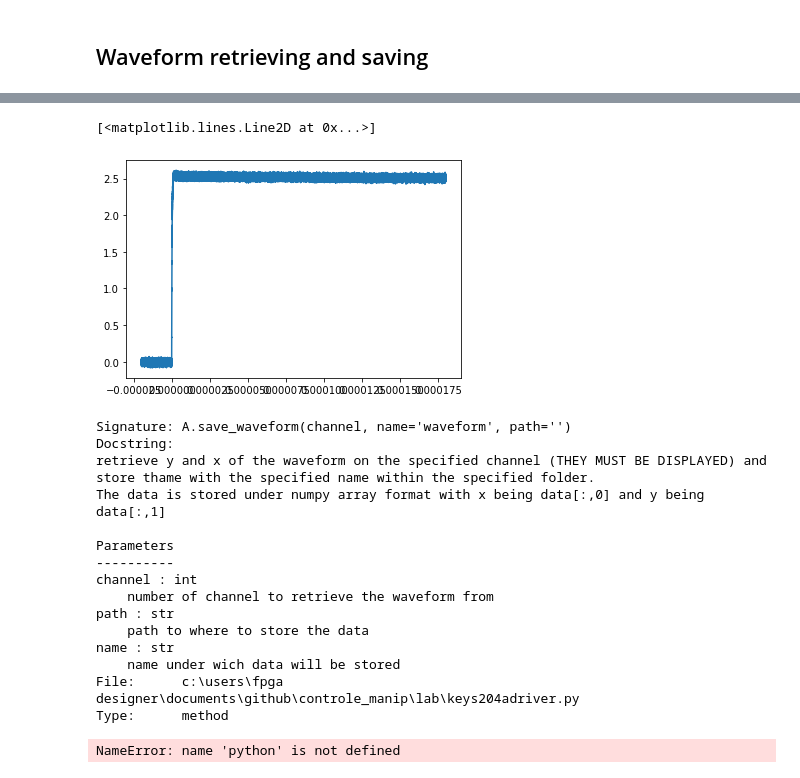
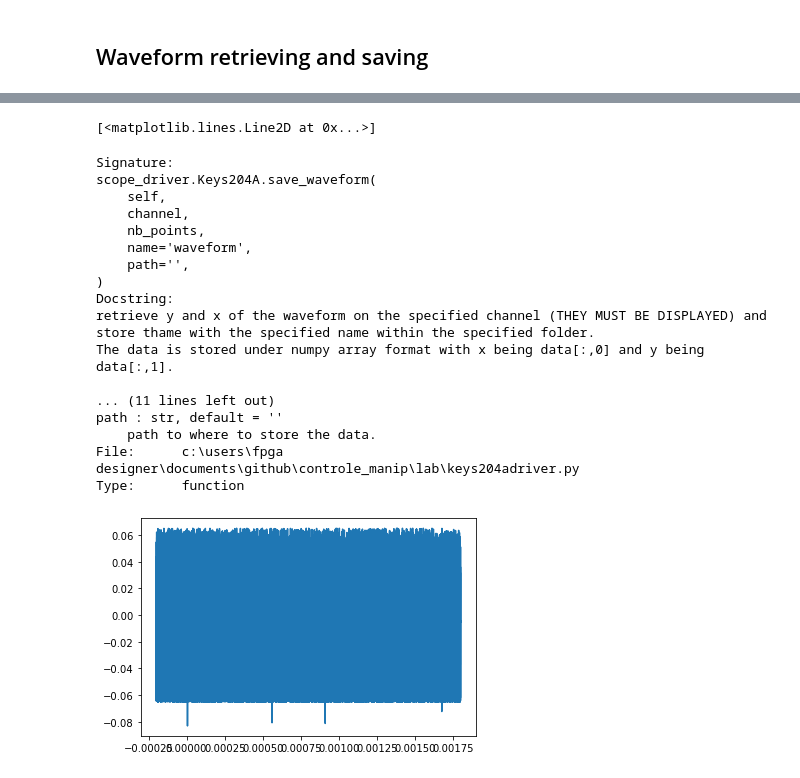
Before and after one commit to tvbv/controle_manip, a Jupyter notebook: keys204ADriver_Demo.ipynb, the cells around one changed output, grey strips where cells are left out. Saved outputs shown, nothing was run; the diff lists cells and outputs as text; code cells hidden in the pictures.

```diff
--- a/keys204ADriver_Demo.ipynb
+++ b/keys204ADriver_Demo.ipynb
@@ -23,7 +28,7 @@ visa.ResourceManager().list_resources()
 ## Scope initialisation
 # %%
 scope_driver.Keys204A?
-A = scope_driver.Keys204A("TCPIP0::WINDOWS-OJ1GKBU.local::inst0::INSTR")
+A = scope_driver.Keys204A('USB0::0x2A8D::0x904F::MY55510136::INSTR')
 # %% [output]
 Connected Device : KEYSIGHT TECHNOLOGIES,MSOS204A,MY55510136,05.70.00714
 Init signature: scope_driver.Keys204A(adress, backend='@ivi')
@@ -47,6 +52,6 @@ Subclasses:
 ## Trigger setting
 # %%
 scope_driver.Keys204A.set_trigger?
-A.set_trigger(1,"TRIGGERED",1)
+A.set_trigger(2,"AUTO",0.2)
 # %% [output]
 Signature:
@@ -91,6 +98,3 @@ Type:      method
 ## Channel view setting
 
 ### remark : if a probe is set in and is already giving the scaling to the scope, entering a probe ratio will cause an error to occur
-# %%
-scope_driver.Keys204A.set_channels?
-A.set_channels()
@@ -118,0 +101,3 @@ Type:      method
+# %%
+scope_driver.Keys204A.set_channels?
+A.set_channels([1,2,3,4],[1,1,0,0],[1,1,1,1],input_couplings=['DC50','DC50','DC','DC'])
@@ -142,27 +146,25 @@ Type:      method
 # %%
 scope_driver.Keys204A.save_waveform?
-A.save_waveform(1)
+A.save_waveform(1,1000000)
 data = np.load('waveform.npy')
 plt.plot(data[:,0],data[:,1])
 # %% [output]
 [<matplotlib.lines.Line2D at 0x...>]
+Signature:
+scope_driver.Keys204A.save_waveform(
+    self,
+    channel,
+    nb_points,
+    name='waveform',
+    path='',
+)
+Docstring:
+retrieve y and x of the waveform on the specified channel (THEY MUST BE DISPLAYED) and store thame with the specified name within the specified folder.
+The data is stored under numpy array format with x being data[:,0] and y being data[:,1].
+
+... (11 lines left out)
+path : str, default = ''
+    path to where to store the data.
+File:      c:\users\fpga designer\documents\github\controle_manip\lab\keys204adriver.py
+Type:      function
-[figure, old version]
+[figure, new version]
-Signature: A.save_waveform(channel, name='waveform', path='')
-Docstring:
-retrieve y and x of the waveform on the specified channel (THEY MUST BE DISPLAYED) and store thame with the specified name within the specified folder.
-The data is stored under numpy array format with x being data[:,0] and y being data[:,1]
-
-Parameters
-----------
-channel : int
-    number of channel to retrieve the waveform from
-path : str
-    path to where to store the data
-name : str
-    name under wich data will be stored
-File:      c:\users\fpga designer\documents\github\controle_manip\lab\keys204adriver.py
-Type:      method
-# %%
-python
-# %% [output]
-NameError: name 'python' is not defined
```
Also changed, not shown: parts of 11 cells of this notebook, 1 other file.
